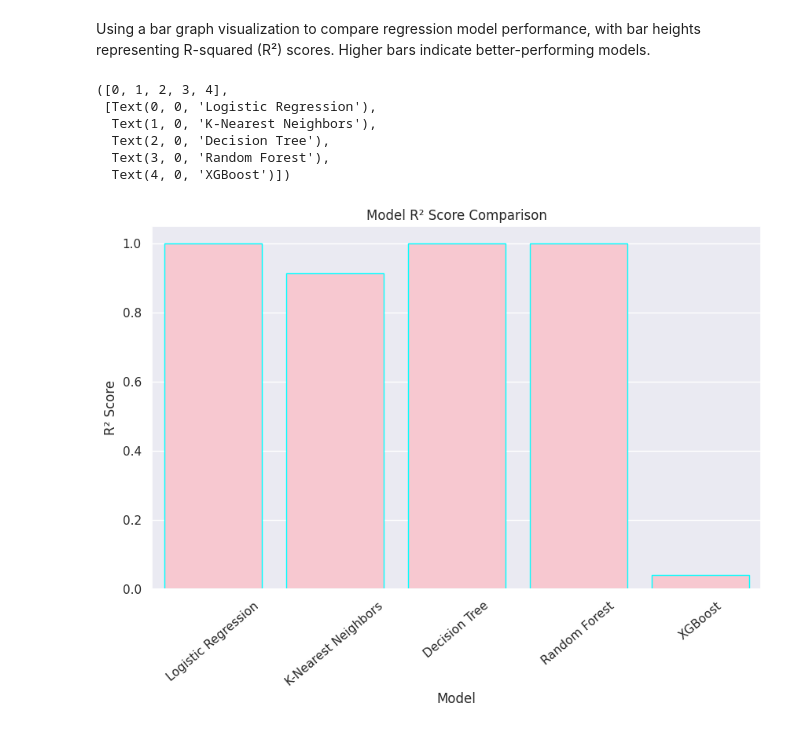
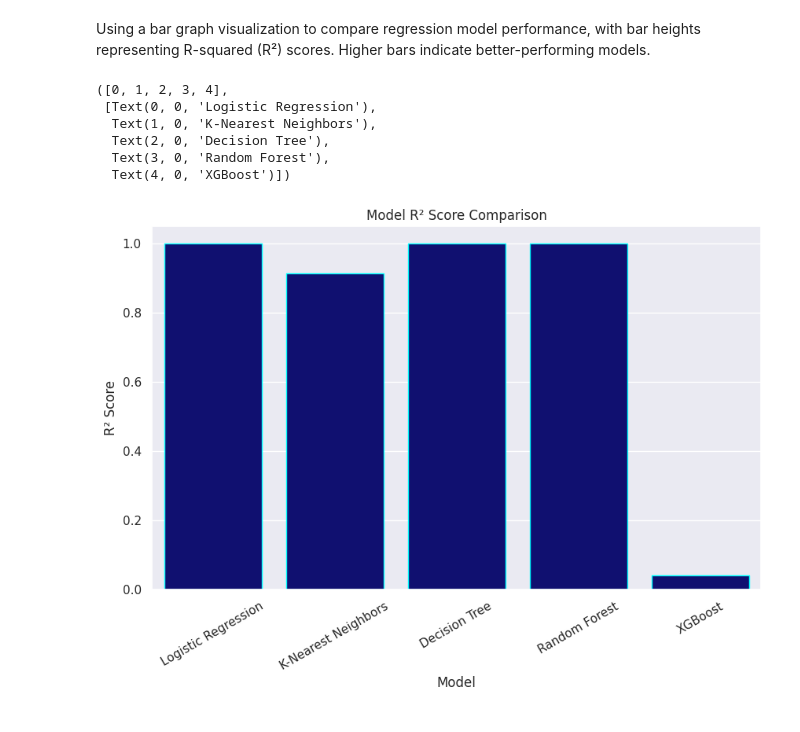
Before and after one commit to NMshoeb666/Neural-Nexus, a Jupyter notebook: MLfinals.ipynb, the cells around one changed output. Cells and saved outputs as stored; diff of their text form; code cells hidden in the pictures.

```diff
--- a/MLfinals.ipynb
+++ b/MLfinals.ipynb
@@ -393,16 +393,16 @@ Using a bar graph visualization to compare regression model performance, with ba
 # %%
 sns.set()
 plt.figure(figsize=(10, 6))
-sns.barplot(x=results_df.index, y=results_df['R2'], color='pink', edgecolor='cyan')
+sns.barplot(x=results_df.index, y=results_df['R2'], color='navy', edgecolor='cyan')
 plt.title('Model R² Score Comparison')
 plt.xlabel('Model')
 plt.ylabel('R² Score')
-plt.xticks(rotation=40)
+plt.xticks(rotation=30)
 # %% [output]
 ([0, 1, 2, 3, 4],
  [Text(0, 0, 'Logistic Regression'),
   Text(1, 0, 'K-Nearest Neighbors'),
   Text(2, 0, 'Decision Tree'),
   Text(3, 0, 'Random Forest'),
   Text(4, 0, 'XGBoost')])
-[figure, old version]
+[figure, new version]
```
